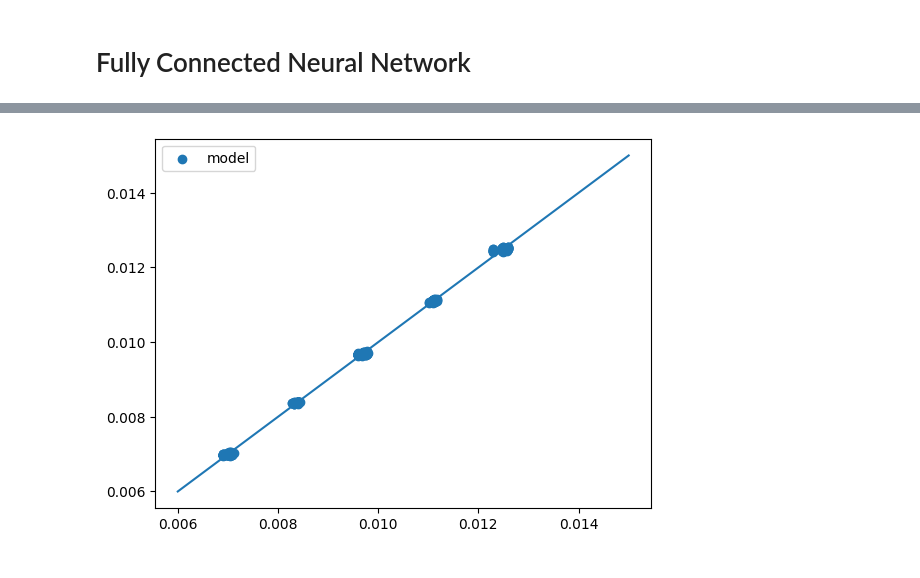
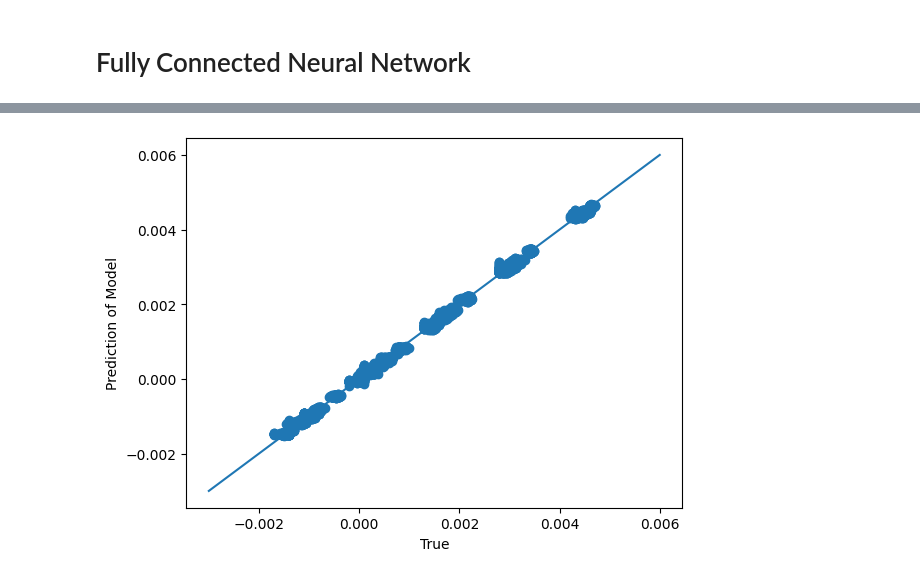
Before and after one commit to Nimitt-nim/HClEtchingGAAFET, a Jupyter notebook: Modelling/FNN.ipynb, the cells around one changed output, grey strips where cells are left out. Drawn from its saved outputs; the diff is of its cells as text; code cells hidden in the pictures.

```diff
--- a/Modelling/FNN.ipynb
+++ b/Modelling/FNN.ipynb
@@ -46,0 +75,2 @@ for i in range(len(folders)):
+# %%
+C = C.reshape(420,3,-1)
@@ -47,6 +81,6 @@ for i in range(len(folders)):
 # %%
 X_fnn = X.copy()
-Y_fnn = Y[:,165].reshape(-1,1)
+Y_fnn = Y.copy()
 # %%
 X_scaler = MinMaxScaler()
 X_fnn = X_scaler.fit_transform(X_fnn)
@@ -54,7 +88,7 @@ X_fnn = X_scaler.fit_transform(X_fnn)
 Y_scaler = MinMaxScaler()
 Y_fnn = Y_scaler.fit_transform(Y_fnn)
 # %%
-X_train, X_test, Y_train, Y_test = train_test_split(X_fnn, Y_fnn,train_size = 0.8)
+X_train, X_test, Y_train, Y_test, C_train, C_test = train_test_split(X_fnn, Y_fnn,C,train_size = 0.8)
 
 # Tensorification
 
@@ -65,9 +99,6 @@ Y_test = torch.tensor(Y_test, dtype=torch.float32)
 
 train_dataset = TensorDataset(X_train, Y_train)
 test_dataset = TensorDataset(X_test, Y_test)
-
-train_loader = DataLoader(dataset=train_dataset, batch_size=50, shuffle=True)
-test_loader = DataLoader(dataset=test_dataset, batch_size=50, shuffle=False)
 # %%
 class FNN2(nn.Module):
     def __init__(self):
@@ -76,7 +107,7 @@ class FNN2(nn.Module):
         self.fc2 = nn.Linear(64, 128)
         self.fc3 = nn.Linear(128, 256)
         self.fc4 = nn.Linear(256, 128)
-        self.fc5 = nn.Linear(128, 1)
+        self.fc5 = nn.Linear(128, 24)
 
     def forward(self, x):
         x = F.relu(self.fc1(x))
@@ -150,10 +181,11 @@ plt.legend()
 # %%
 with torch.no_grad():
     y_hat = Y_scaler.inverse_transform(model2((X_train)))
 
-plt.scatter(Y_scaler.inverse_transform(Y_train),y_hat,label='model')
-plt.plot([0.006,0.015],[0.006,0.015])
-plt.legend()
+plt.scatter(Y_scaler.inverse_transform(Y_train).reshape(-1,1),y_hat.reshape(-1,1))
+plt.plot([-0.003,0.006],[-0.003,0.006])
+plt.xlabel('True')
+plt.ylabel('Prediction of Model')
 plt.show()
 # %% [output]
-[figure, old version]
+[figure, new version]
```
Also changed, not shown: parts of 13 cells of this notebook, 14 other files.
